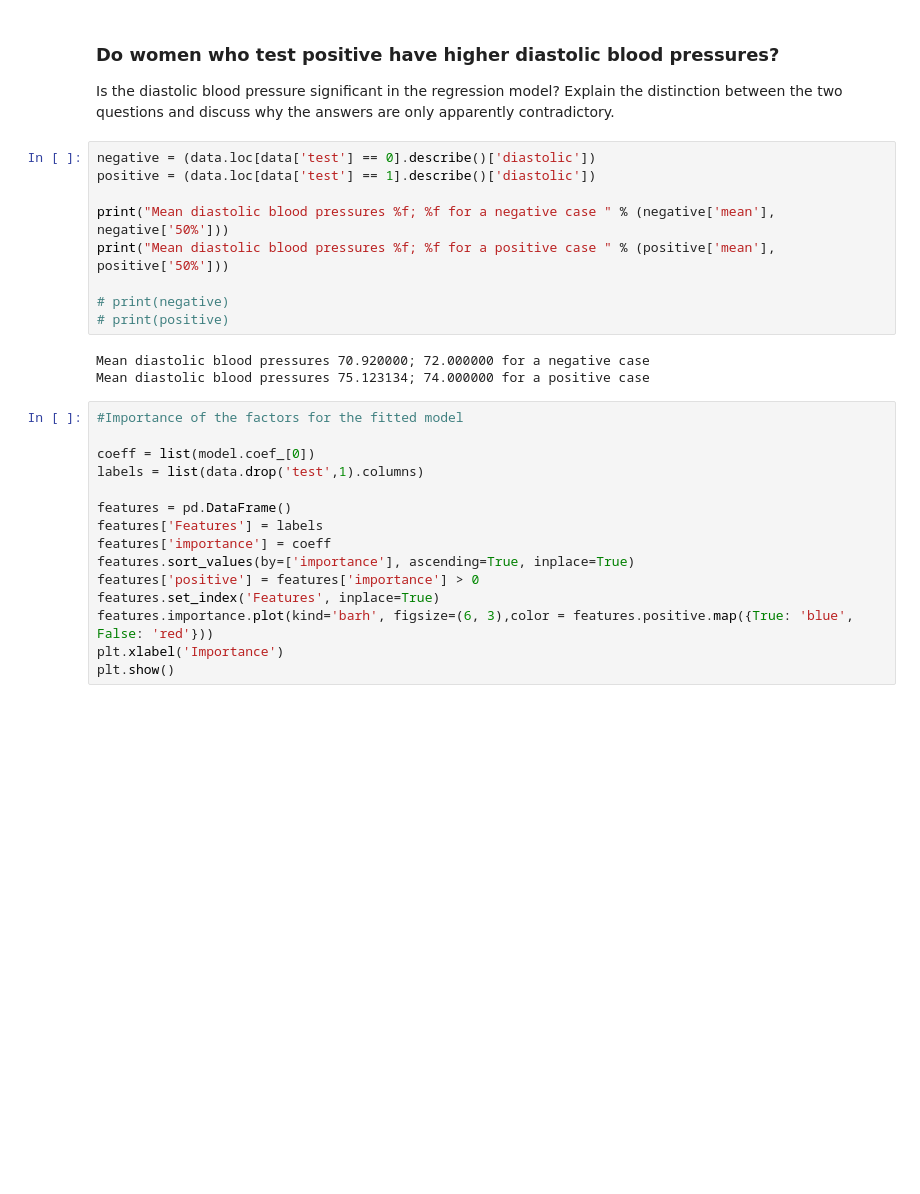
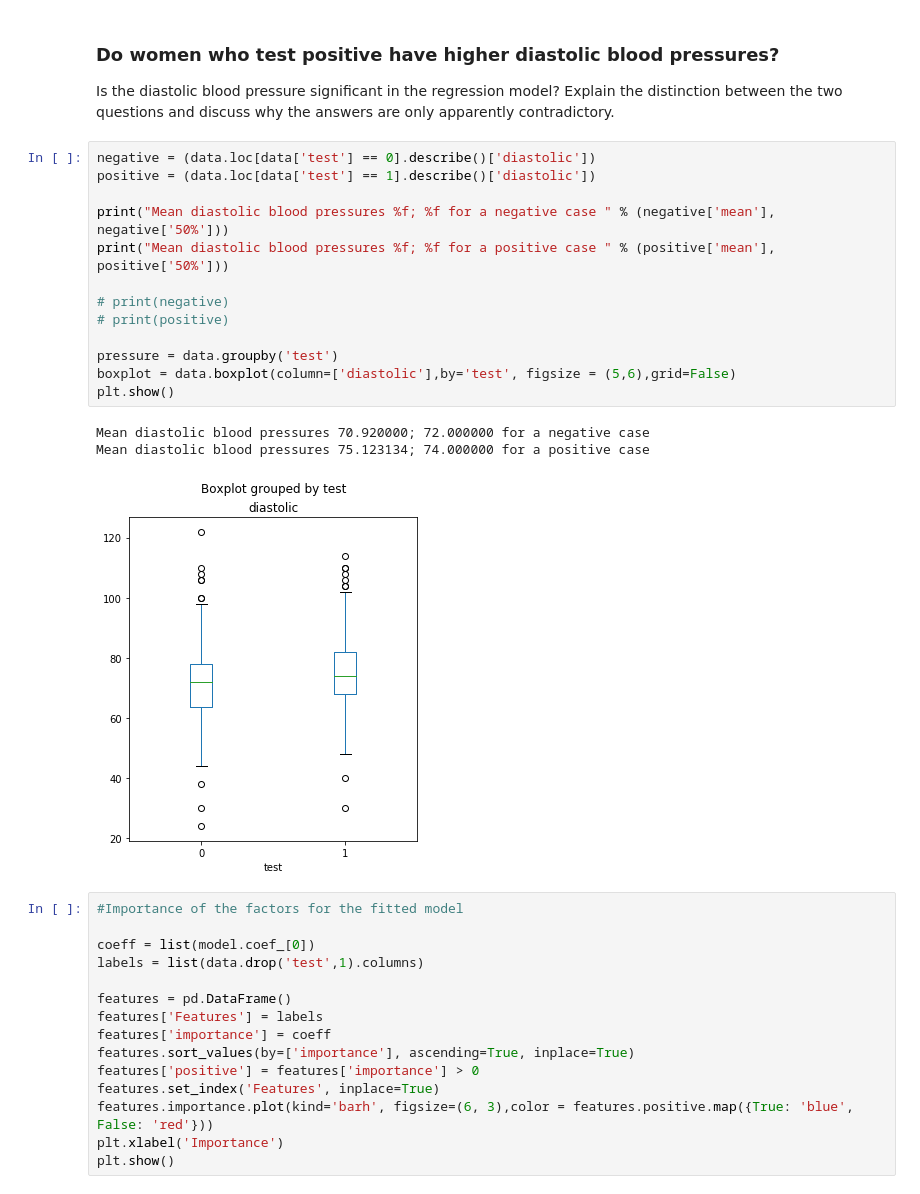
Before and after one commit to marisly/DMM, a Jupyter notebook: PRACTICE_GROUP/pima.ipynb, the cells around one changed output. Saved outputs shown, nothing was run; the diff lists cells and outputs as text; blank space fills up the shorter version.

```diff
--- a/PRACTICE_GROUP/pima.ipynb
+++ b/PRACTICE_GROUP/pima.ipynb
@@ -159,15 +161,20 @@ Explain the distinction between the two questions and discuss why the answers ar
 # %%
 negative = (data.loc[data['test'] == 0].describe()['diastolic'])
 positive = (data.loc[data['test'] == 1].describe()['diastolic'])
 
 print("Mean diastolic blood pressures %f; %f for a negative case " % (negative['mean'], negative['50%']))
 print("Mean diastolic blood pressures %f; %f for a positive case " % (positive['mean'], positive['50%']))
 
 # print(negative)
 # print(positive)
+
+pressure = data.groupby('test')
+boxplot = data.boxplot(column=['diastolic'],by='test', figsize = (5,6),grid=False)
+plt.show()
 # %% [output]
 Mean diastolic blood pressures 70.920000; 72.000000 for a negative case
 Mean diastolic blood pressures 75.123134; 74.000000 for a positive case
+[figure, added]
 # %%
 #Importance of the factors for the fitted model
 
```
Also changed, not shown: parts of 2 cells of this notebook, 5 other files.
